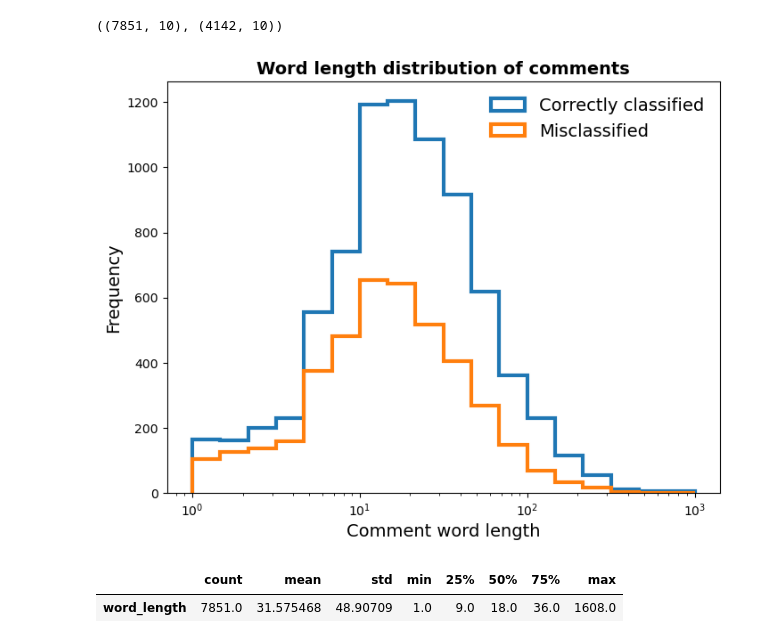
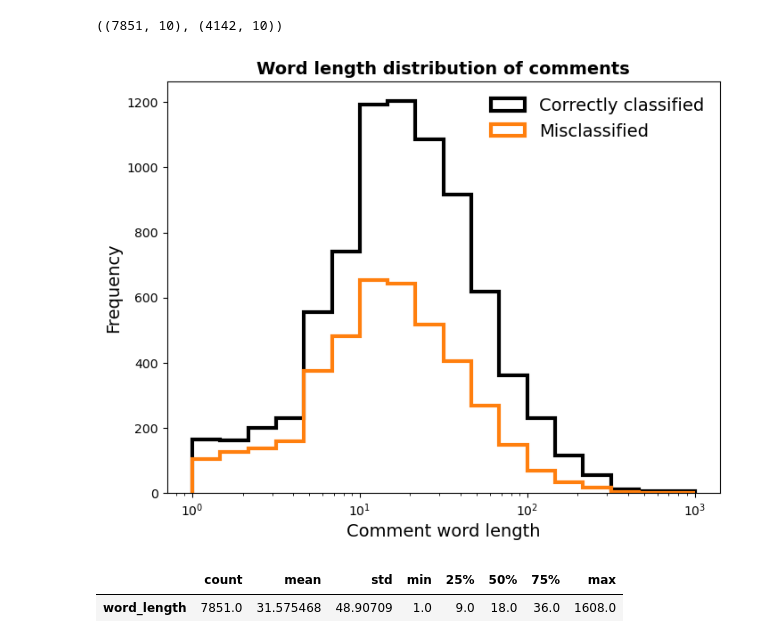
Before and after one commit to martijndevries/NLP_Reddit, a Jupyter notebook: code/model_insights_conclusions.ipynb, the cells around one changed output. Saved outputs shown, nothing was run; the diff lists cells and outputs as text; code cells hidden in the pictures.

```diff
--- a/code/model_insights_conclusions.ipynb
+++ b/code/model_insights_conclusions.ipynb
@@ -683,18 +684,18 @@ com_class.shape, com_mclass.shape
 # %%
 fig, ax = plt.subplots(figsize=(8,6))
 
 logbins = np.logspace(0, 3, 19)
-ax.hist(com_class['word_length'], histtype='step', linewidth=3, bins=logbins, label='Correctly classified')
-ax.hist(com_mclass['word_length'], histtype='step', linewidth=3,  bins=logbins, label='Misclassified')
+ax.hist(com_class['word_length'], histtype='step', linewidth=3, color='black', bins=logbins, label='Correctly classified')
+ax.hist(com_mclass['word_length'], histtype='step', linewidth=3,  color='tab:orange', bins=logbins, label='Misclassified')
 
 ax.set_xscale('log')
 ax.legend(frameon=False, numpoints=1, fontsize=14)
 ax.set_xlabel('Comment word length', fontsize=14)
 ax.set_ylabel('Frequency', fontsize=14)
 ax.set_title('Word length distribution of comments', fontsize=14, fontweight='bold')
 plt.show()
 # %% [output]
-[figure, old version]
+[figure, new version]
 # %%
 display(com_class[['word_length']].describe().T)
 display(com_mclass[['word_length']].describe().T)
```
Also changed, not shown: parts of 3 cells of this notebook, 6 other files.
